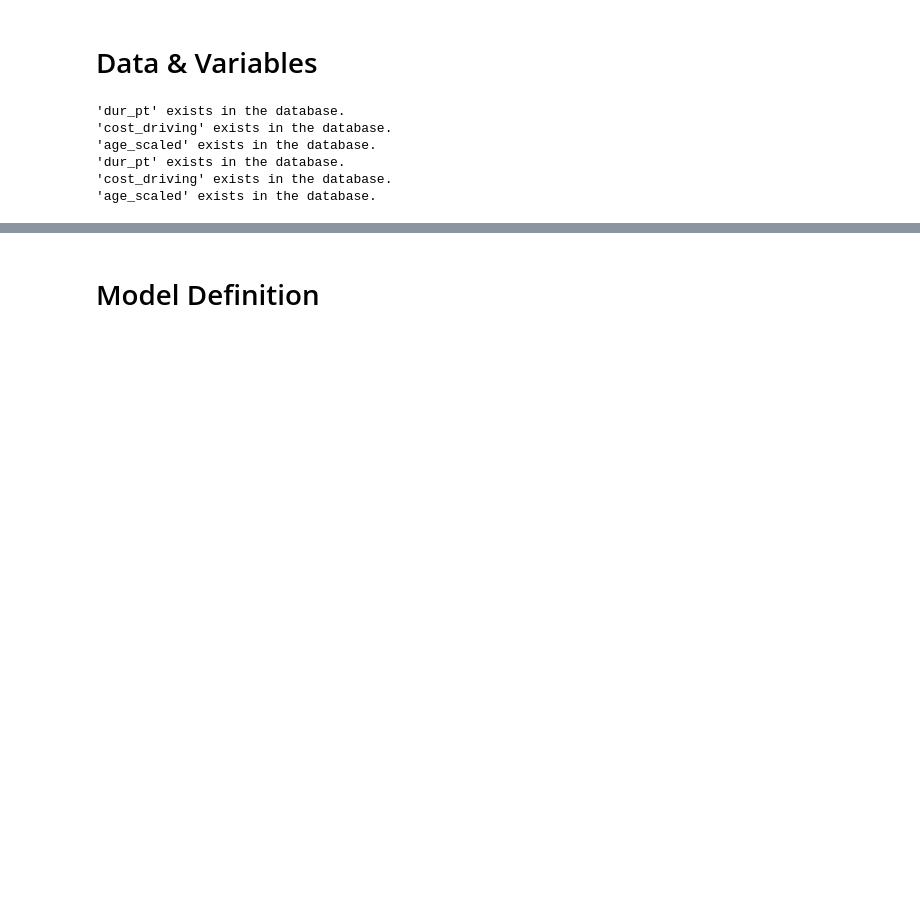
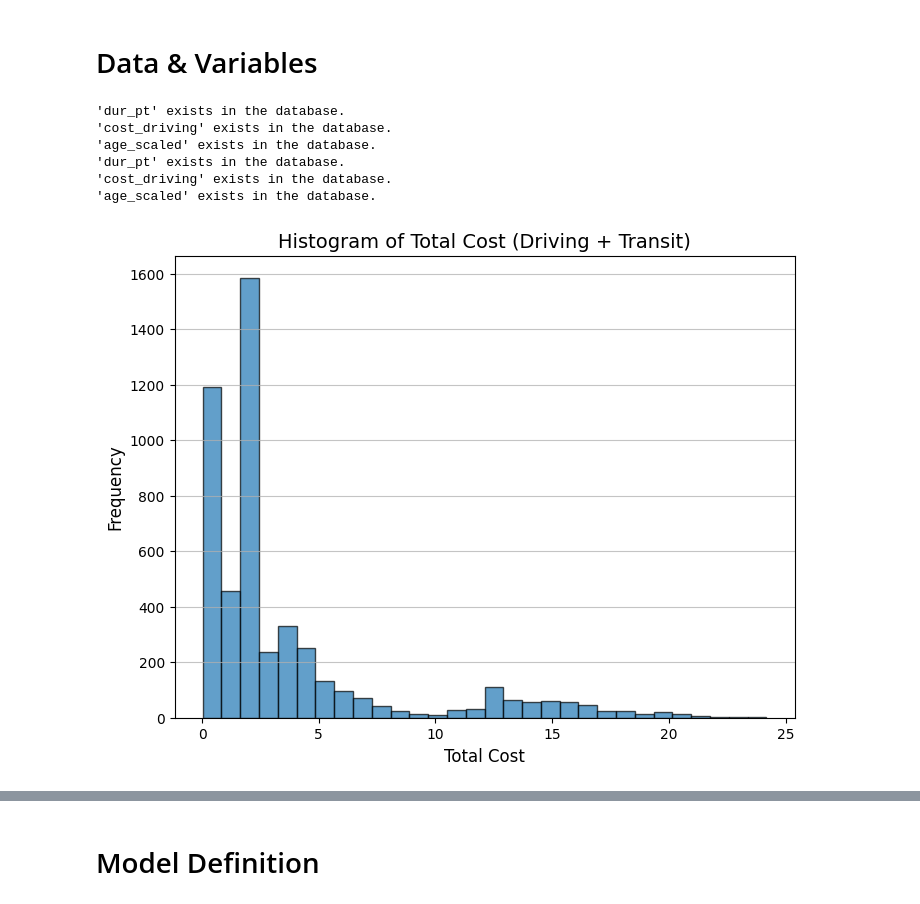
Before and after one commit to jayati-17/Discrete_choice_modelling, a Jupyter notebook: Model_3/Model_3B.ipynb, the cells around one changed output, grey strips where cells are left out. Saved outputs shown, nothing was run; the diff lists cells and outputs as text; code cells hidden in the pictures; blank space fills up the shorter version.

```diff
--- a/Model_3/Model_3B.ipynb
+++ b/Model_3/Model_3B.ipynb
@@ -122,3 +122,15 @@ dur_pt = dur_pt_access + dur_pt_int + dur_pt_bus + dur_pt_rail  # Public transpo
 'dur_pt' exists in the database.
 'cost_driving' exists in the database.
 'age_scaled' exists in the database.
+# %%
+import matplotlib.pyplot as plt
+cost = df["cost_driving"] + df["cost_transit"]
+plt.figure(figsize=(8, 6))
+plt.hist(cost, bins=30, edgecolor='black', alpha=0.7)
+plt.title('Histogram of Total Cost (Driving + Transit)', fontsize=14)
+plt.xlabel('Total Cost', fontsize=12)
+plt.ylabel('Frequency', fontsize=12)
+plt.grid(axis='y', alpha=0.75)
+plt.show()
+# %% [output]
+[figure, added]
```
Also changed, not shown: parts of 10 cells of this notebook.
